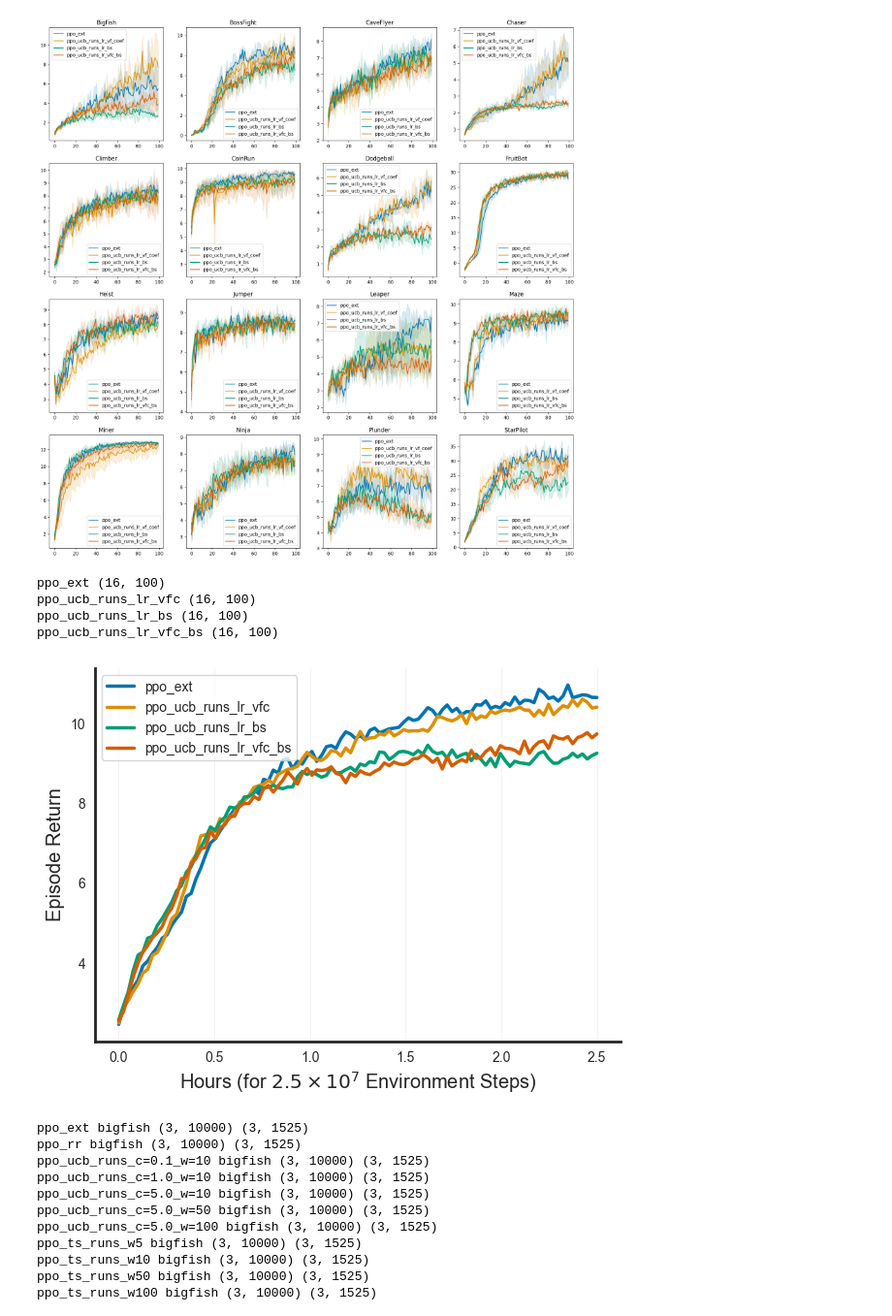
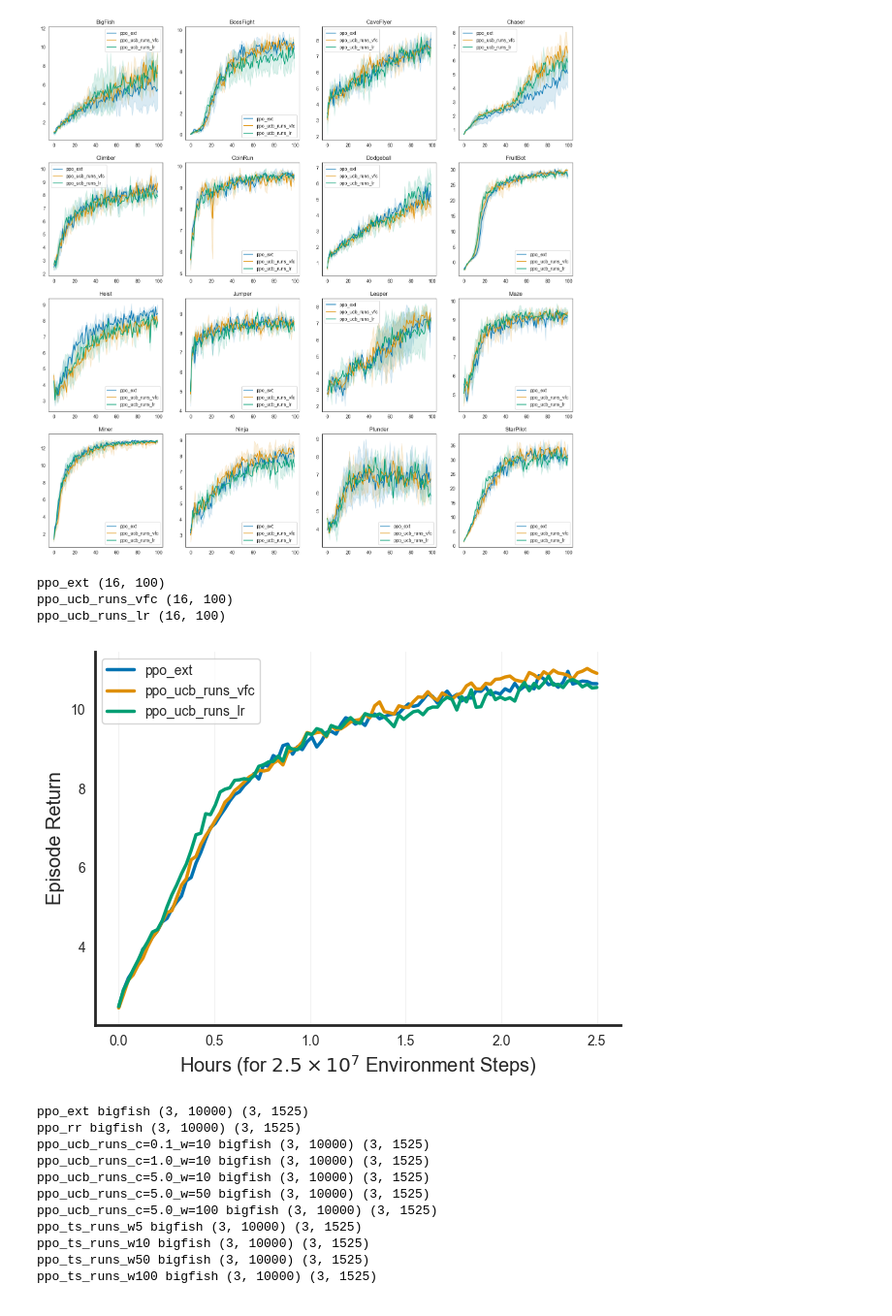
Before and after one commit to yuanmingqi/ULTHO, a Jupyter notebook: figures/ppo_data.ipynb, the cells around one changed output. Shown: that part at 97% size. Saved outputs shown, nothing was run; the diff lists cells and outputs as text; code cells hidden in the pictures.

```diff
--- a/figures/ppo_data.ipynb
+++ b/figures/ppo_data.ipynb
@@ -43,36 +43,42 @@ names = ['BigFish', 'BossFight', 'CaveFlyer', 'Chaser', 'Climber', 'CoinRun', 'D
 fig, axes = plt.subplots(4, 4, figsize=(20, 20))
 
 colors = sns.color_palette("colorblind")
-algos = ['ppo_ext', 'ppo_ucb_runs_lr_vfc', 'ppo_ucb_runs_lr_bs', 'ppo_ucb_runs_lr_vfc_bs']
+algos = ['ppo_ext',
+        #  'ppo_ucb_runs_lr_vfc',
+        #  'ppo_ucb_runs_lr_bs',
+        #  'ppo_ucb_runs_lr_vfc_bs'
+        'ppo_ucb_runs_vfc',
+        'ppo_ucb_runs_lr',
+         ]
 
 for idx, env in enumerate(envs):
     ax = axes.flatten()[idx]
     for j, algo in enumerate(algos):
         root = f'../data/{algo}'
         all_returns = []
         for dir in os.listdir(root):
             if env in dir:
                 data = np.load(os.path.join(root, dir), allow_pickle=True)
                 steps = data["steps"].item()
                 values = data["data"].item()
                 all_returns.append(values['charts/episodic_return'])
 
         try:
             all_returns = np.stack(all_returns)
             all_returns = sliding_window_smooth(all_returns, 100)
             # print(algo, env, all_returns.shape)
             mean = all_returns.mean(axis=0)
             std = all_returns.std(axis=0)
 
             ax.plot(np.arange(mean.shape[0]), mean, color=colors[j], label=algo)
             ax.fill_between(np.arange(mean.shape[0]), mean+std, mean-std, alpha=0.15, color=colors[j])
         except:
             pass
 
     ax.set_title(names[idx])
     ax.legend()
 # %% [output]
-[figure, old version]
+[figure, new version]
 # %%
 import matplotlib.pyplot as plt
 import seaborn as sns
@@ -89,7 +95,13 @@ names = ['BigFish', 'BossFight', 'CaveFlyer', 'Chaser', 'Climber', 'CoinRun', 'D
 sns.set_style('white')
 fig, ax = plt.subplots(1, 1, figsize=(7, 5))
 colors = sns.color_palette("colorblind")
-algos = ['ppo_ext', 'ppo_ucb_runs_lr_vfc', 'ppo_ucb_runs_lr_bs', 'ppo_ucb_runs_lr_vfc_bs']
+algos = ['ppo_ext',
+        #  'ppo_ucb_runs_lr_vfc',
+        #  'ppo_ucb_runs_lr_bs',
+        #  'ppo_ucb_runs_lr_vfc_bs'
+         'ppo_ucb_runs_vfc',
+         'ppo_ucb_runs_lr',
+         ]
 
 for j, algo in enumerate(algos):
     root = f'../data/{algo}'
@@ -130,10 +142,9 @@ ax.spines["left"].set_linewidth(2)
 ax.spines["bottom"].set_linewidth(2)
 # %% [output]
 ppo_ext (16, 100)
-ppo_ucb_runs_lr_vfc (16, 100)
-ppo_ucb_runs_lr_bs (16, 100)
-ppo_ucb_runs_lr_vfc_bs (16, 100)
+ppo_ucb_runs_vfc (16, 100)
+ppo_ucb_runs_lr (16, 100)
-[figure, old version]
+[figure, new version]
 # %%
 import numpy as np
 import os, pickle
```
Also changed, not shown: 2 other files.
